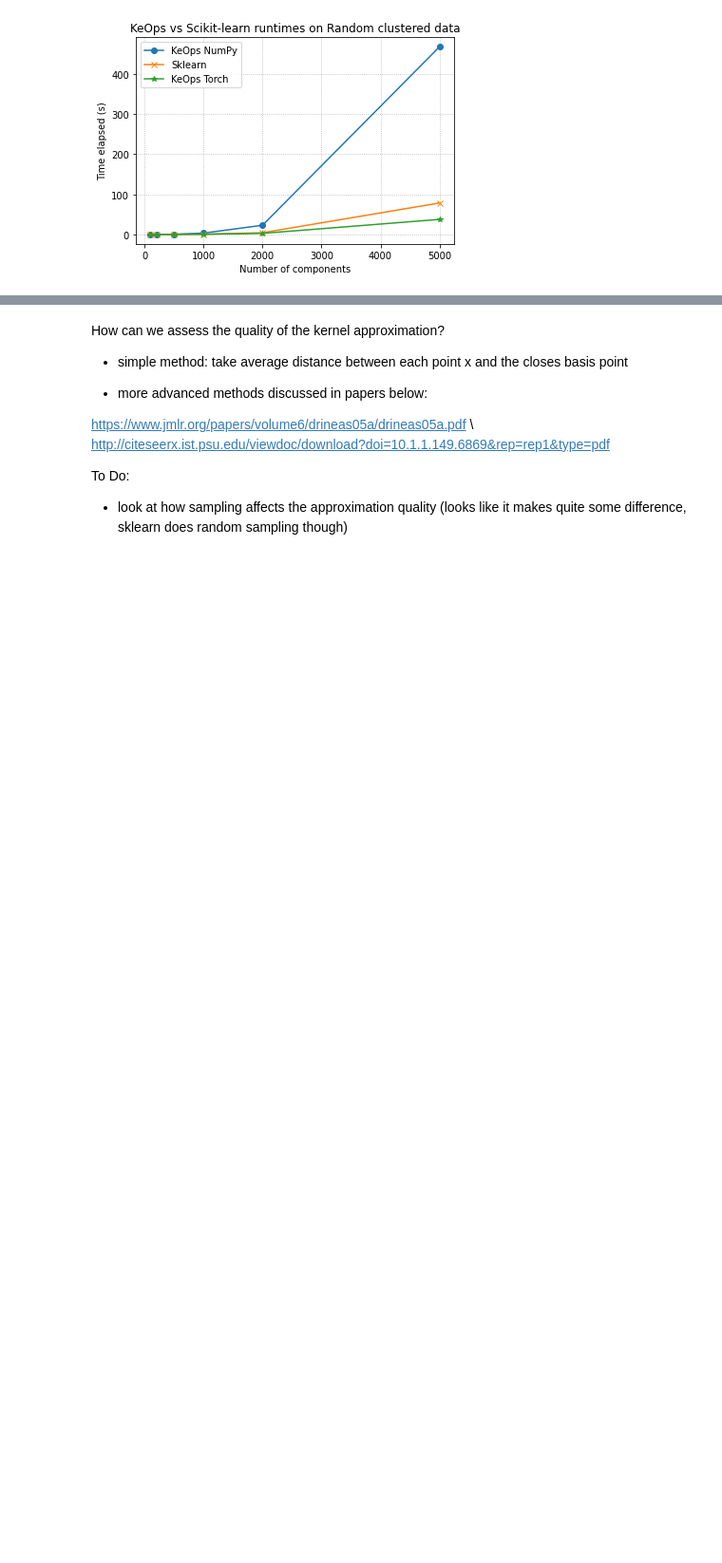
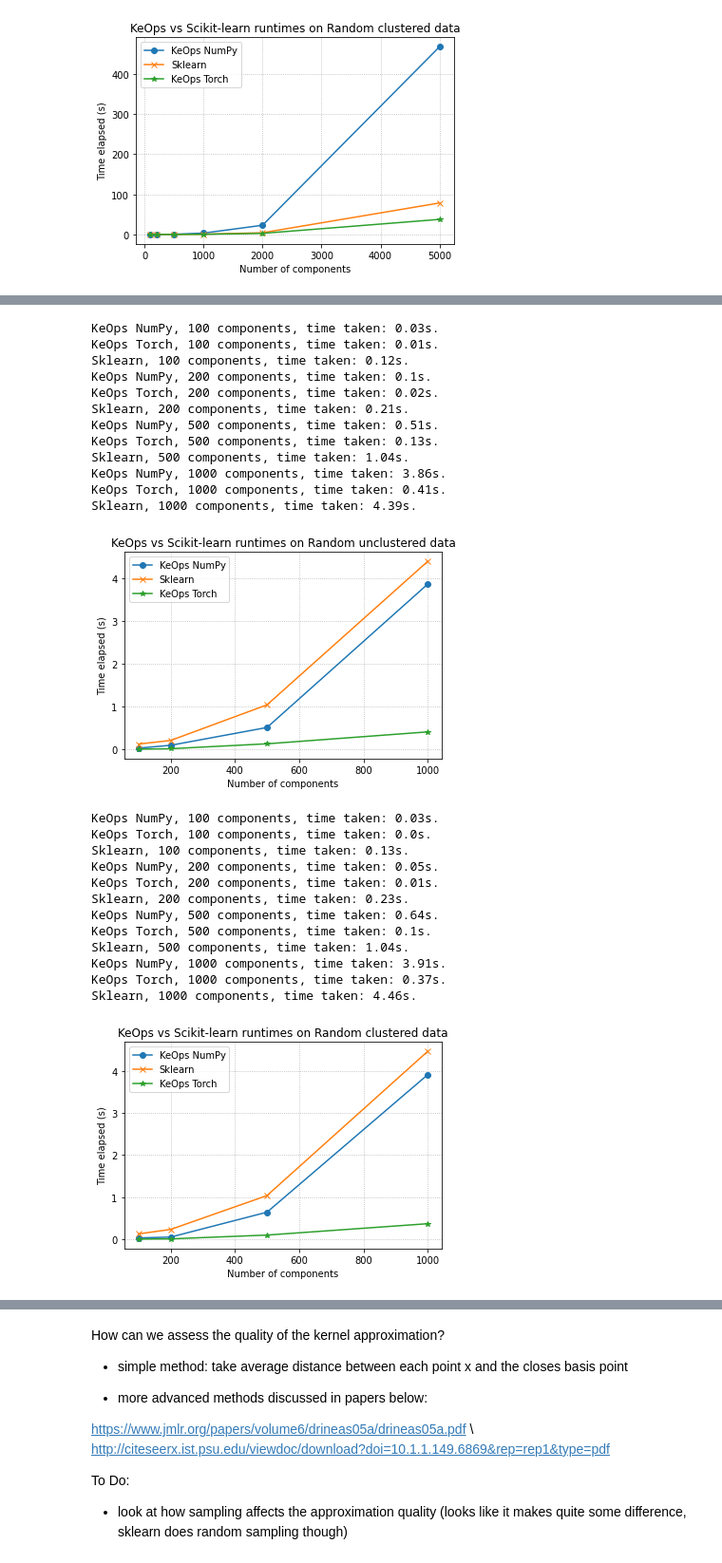
Before and after one commit to huddyyeo/keops_project, a Jupyter notebook: Nystrom_work/Nystrom_benchmarking.ipynb, the cells around one changed output, grey strips where cells are left out. Shown at 95% size. Cells and saved outputs as stored; diff of their text form; code cells hidden in the pictures; blank space fills up the shorter version.

```diff
--- a/Nystrom_work/Nystrom_benchmarking.ipynb
+++ b/Nystrom_work/Nystrom_benchmarking.ipynb
@@ -105,12 +106,12 @@ Benchmarking: Main
 # %%
-def get_runtime(X, X_t, data_name):
+def get_runtime(X, X_t, data_name, kernel_keops, kernel_sklearn):
     keops_t = []
     keops_torch_t = []
     sklearn_t  = []
 
     for n_components in NS:
         # keops Numpy
-        nystrom = Nystrom_NK(kernel = 'rbf', random_state = 0, n_components=n_components)
+        nystrom = Nystrom_NK(kernel = kernel_keops, random_state = 0, n_components=n_components)
         start = time.time()
         n_fit = nystrom.fit(X)
         end = time.time()
@@ -119,7 +120,7 @@ def get_runtime(X, X_t, data_name):
         keops_t.append(elapsed)
 
         # keops Torch
-        nystrom = Nystrom_TK(kernel = 'rbf', random_state = 0, n_components=n_components)
+        nystrom = Nystrom_TK(kernel = kernel_keops, random_state = 0, n_components=n_components)
         start = time.time()
         n_fit = nystrom.fit(X_t)
         end = time.time()
@@ -129,7 +130,7 @@ def get_runtime(X, X_t, data_name):
 
         # sklearn
         start = time.time()
-        sk_n = Nystroem(kernel='rbf', gamma=1., n_components=n_components, random_state=0).fit(X)
+        sk_n = Nystroem(kernel=kernel_sklearn, n_components=n_components, random_state=0).fit(X)
         end = time.time()
         elapsed = end - start
         print(f"Sklearn, {n_components} components, time taken: {round(elapsed, 2)}s.")
@@ -145,8 +146,10 @@ def get_runtime(X, X_t, data_name):
     plt.grid(True, which="major", linestyle="dotted")
     plt.show()
 # %%
-get_runtime(random_data, random_data_t, 'Random unclustered data')
-get_runtime(data_clustered, data_clustered_t, 'Random clustered data')
+# RUNTIMES FOR THE RBF KERNEL
+
+get_runtime(random_data, random_data_t, 'Random unclustered data', 'rbf', 'rbf')
+get_runtime(data_clustered, data_clustered_t, 'Random clustered data', 'rbf', 'rbf')
 # %% [output]
 KeOps NumPy, 100 components, time taken: 0.04s.
 KeOps Torch, 100 components, time taken: 0.25s.
@@ -243,0 +196,32 @@ sklearn sum 1154.5034878092997
+# %%
+# RUNTIMES FOR THE EXP KERNEL
+
+get_runtime(random_data, random_data_t, 'Random unclustered data', 'exp', exp_kernel)
+get_runtime(data_clustered, data_clustered_t, 'Random clustered data', 'exp', exp_kernel)
+# %% [output]
+KeOps NumPy, 100 components, time taken: 0.03s.
+KeOps Torch, 100 components, time taken: 0.01s.
+Sklearn, 100 components, time taken: 0.12s.
+KeOps NumPy, 200 components, time taken: 0.1s.
+KeOps Torch, 200 components, time taken: 0.02s.
+Sklearn, 200 components, time taken: 0.21s.
+KeOps NumPy, 500 components, time taken: 0.51s.
+KeOps Torch, 500 components, time taken: 0.13s.
+Sklearn, 500 components, time taken: 1.04s.
+KeOps NumPy, 1000 components, time taken: 3.86s.
+KeOps Torch, 1000 components, time taken: 0.41s.
+Sklearn, 1000 components, time taken: 4.39s.
+[figure, added]
+KeOps NumPy, 100 components, time taken: 0.03s.
+KeOps Torch, 100 components, time taken: 0.0s.
+Sklearn, 100 components, time taken: 0.13s.
+KeOps NumPy, 200 components, time taken: 0.05s.
+KeOps Torch, 200 components, time taken: 0.01s.
+Sklearn, 200 components, time taken: 0.23s.
+KeOps NumPy, 500 components, time taken: 0.64s.
+KeOps Torch, 500 components, time taken: 0.1s.
+Sklearn, 500 components, time taken: 1.04s.
+KeOps NumPy, 1000 components, time taken: 3.91s.
+KeOps Torch, 1000 components, time taken: 0.37s.
+Sklearn, 1000 components, time taken: 4.46s.
+[figure, added]
```
Also changed, not shown: parts of 30 cells of this notebook.
